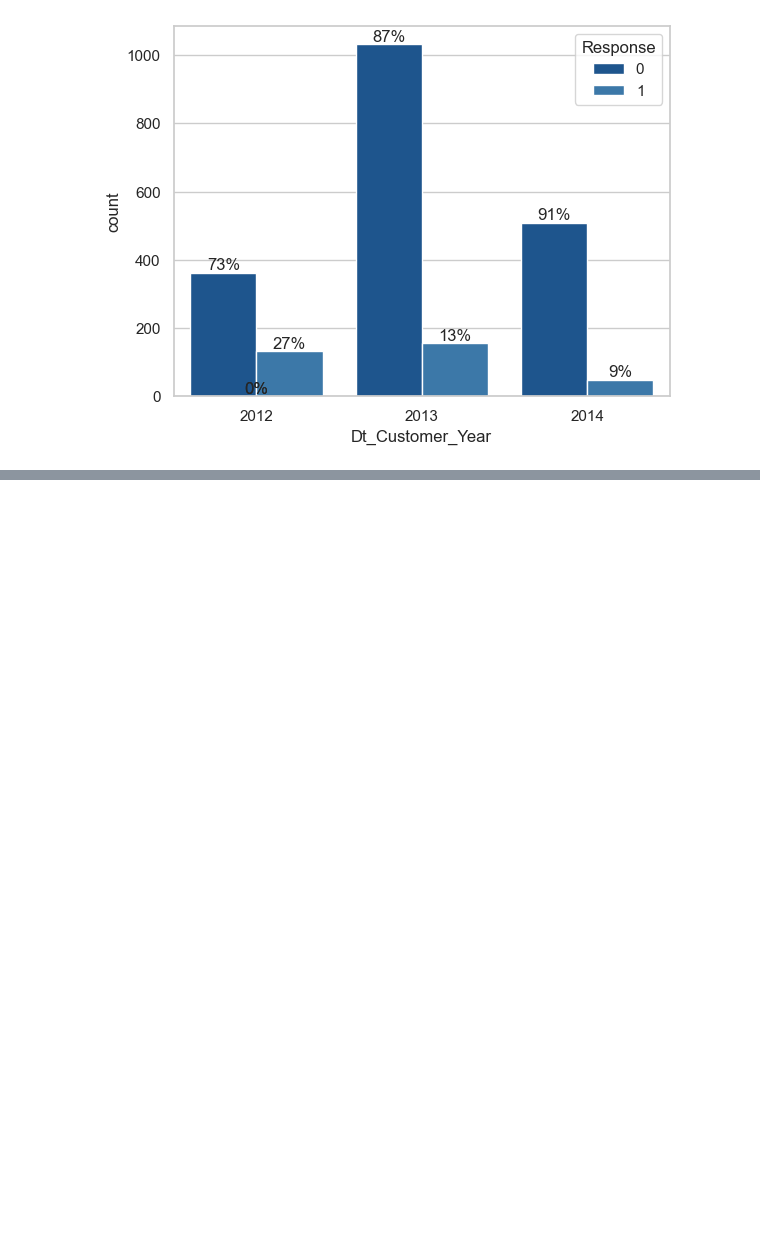
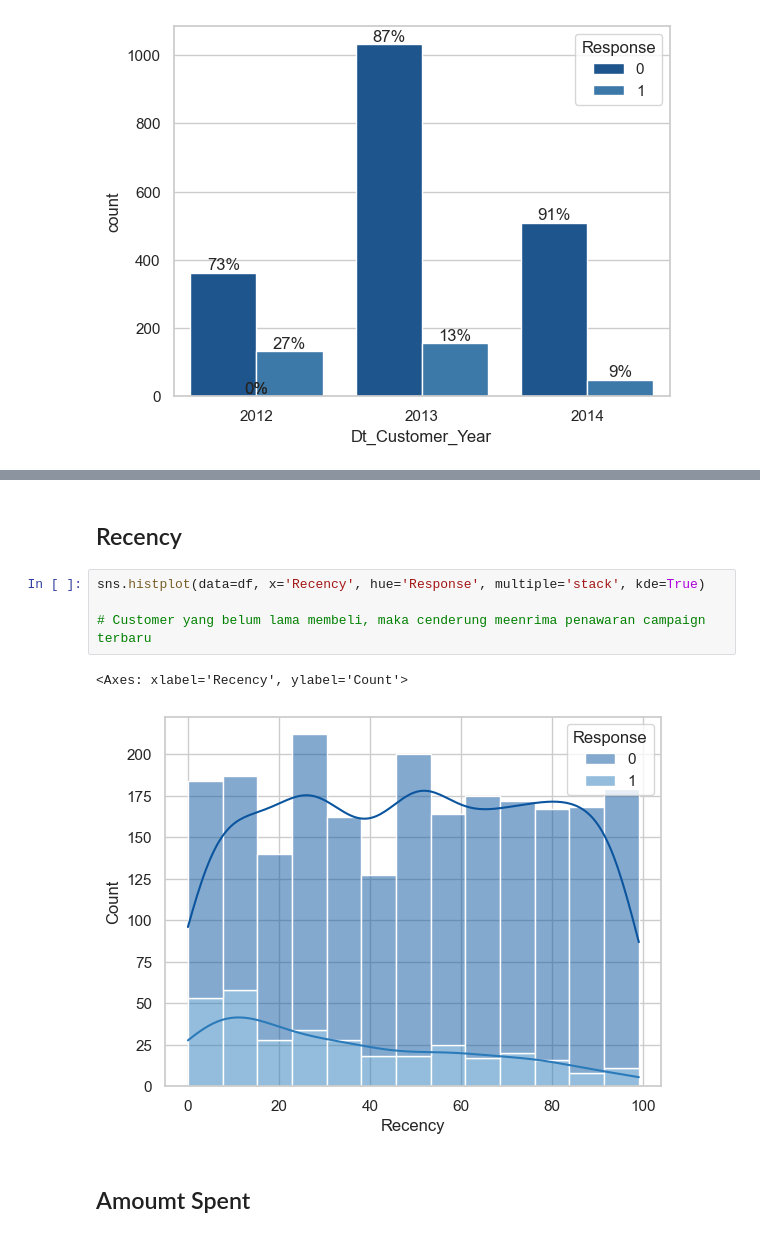
Before and after one commit to FemasAriandaRizki/marketing_analisis, a Jupyter notebook: marketing_analysis.ipynb, the cells around one changed output, grey strips where cells are left out. Saved outputs shown, nothing was run; the diff lists cells and outputs as text; blank space fills up the shorter version.

Commit message:
Data insight p2

```diff
--- a/marketing_analysis.ipynb
+++ b/marketing_analysis.ipynb
@@ -379,0 +389,11 @@ barPerc(df, 'Dt_Customer_Year', ax)
+# %% [markdown]
+## Recency
+# %%
+sns.histplot(data=df, x='Recency', hue='Response', multiple='stack', kde=True)
+
+# Customer yang belum lama membeli, maka cenderung meenrima penawaran campaign terbaru
+# %% [output]
+<Axes: xlabel='Recency', ylabel='Count'>
+[figure, added]
+# %% [markdown]
+## Amoumt Spent
```
Also changed, not shown: parts of 22 cells of this notebook.
